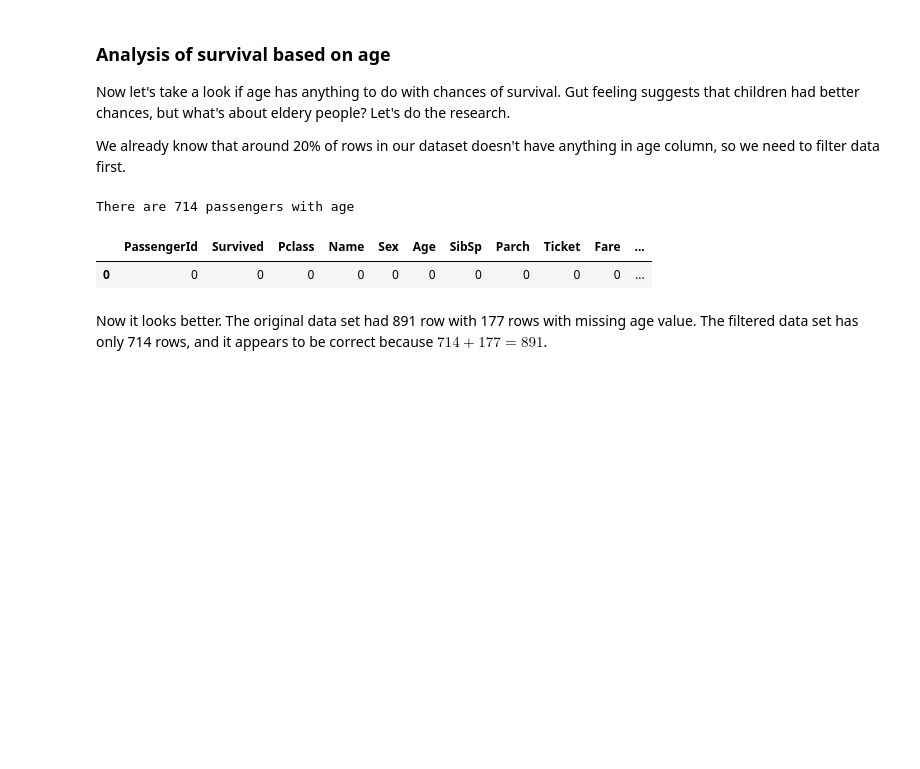
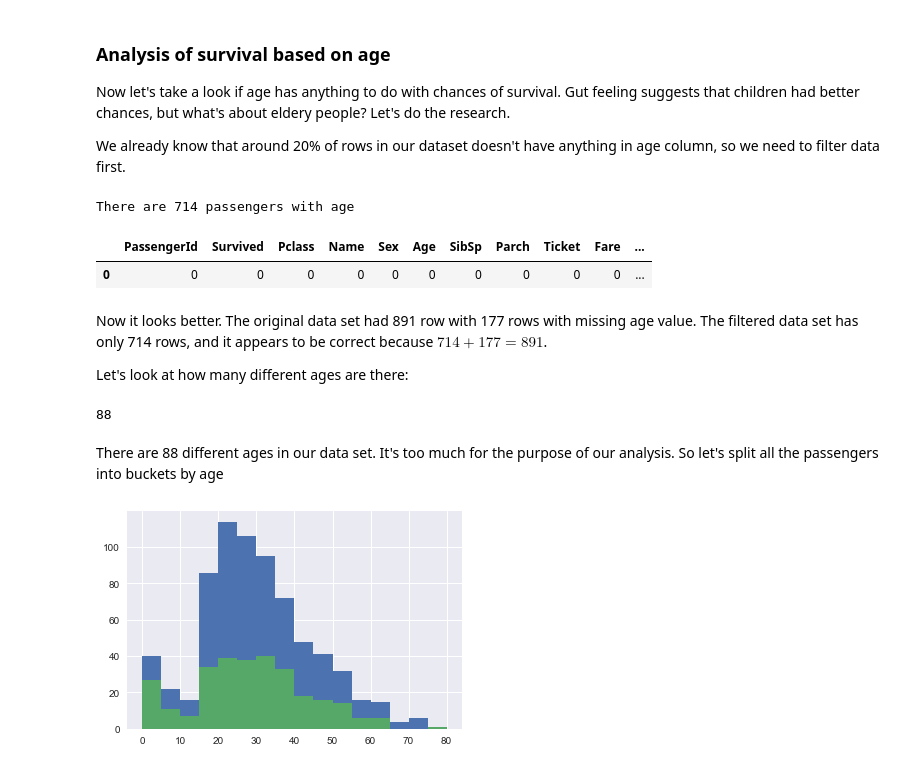
Before and after one commit to gazike/data-analyst-nanodegree, a Jupyter notebook: P2_Titanic/titanic-report.ipynb, the cells around one changed output. Saved outputs shown, nothing was run; the diff lists cells and outputs as text; code cells hidden in the pictures; blank space fills up the shorter version.

```diff
--- a/P2_Titanic/titanic-report.ipynb
+++ b/P2_Titanic/titanic-report.ipynb
@@ -238,7 +238,7 @@ Now let's take a look if age has anything to do with chances of survival. Gut fe
 
 We already know that around 20% of rows in our dataset doesn't have anything in age column, so we need to filter data first.
 # %%
-passengers_with_age = passengers[~passengers['Age'].isnull()]
+passengers_with_age = passengers[~passengers['Age'].isnull()].copy()
 print(f"There are {len(passengers_with_age.index)} passengers with age")
 nans_count_by_column(passengers_with_age)
 # %% [output]
@@ -247,3 +247,17 @@ There are 714 passengers with age
 | 0 | 0 | 0 | 0 | 0 | 0 | 0 | 0 | 0 | 0 | 0 | ... |
 # %% [markdown]
 Now it looks better. The original data set had 891 row with 177 rows with missing age value. The filtered data set has only 714 rows, and it appears to be correct because $714 + 177 = 891$.
+
+Let's look at how many different ages are there:
+# %%
+len(passengers_with_age['Age'].unique())
+# %% [output]
+88
+# %% [markdown]
+There are 88 different ages in our data set. It's too much for the purpose of our analysis. So let's split all the passengers into buckets by age
+# %%
+plt.hist(passengers_with_age['Age'], bins=range(0, int(passengers_with_age['Age'].max() + 1), 5))
+plt.hist(passengers_with_age['Age'][passengers_with_age['Survived'] == 1], bins=range(0, int(passengers_with_age['Age'].max() + 1), 5))
+pass
+# %% [output]
+[figure, added]
```
